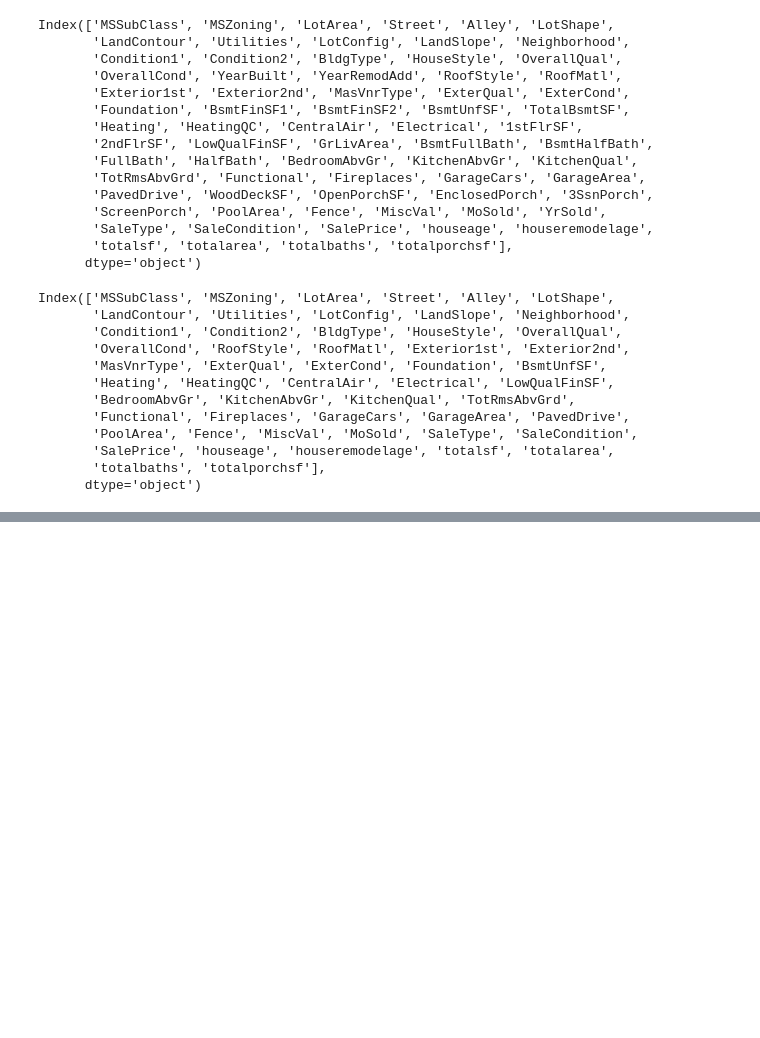
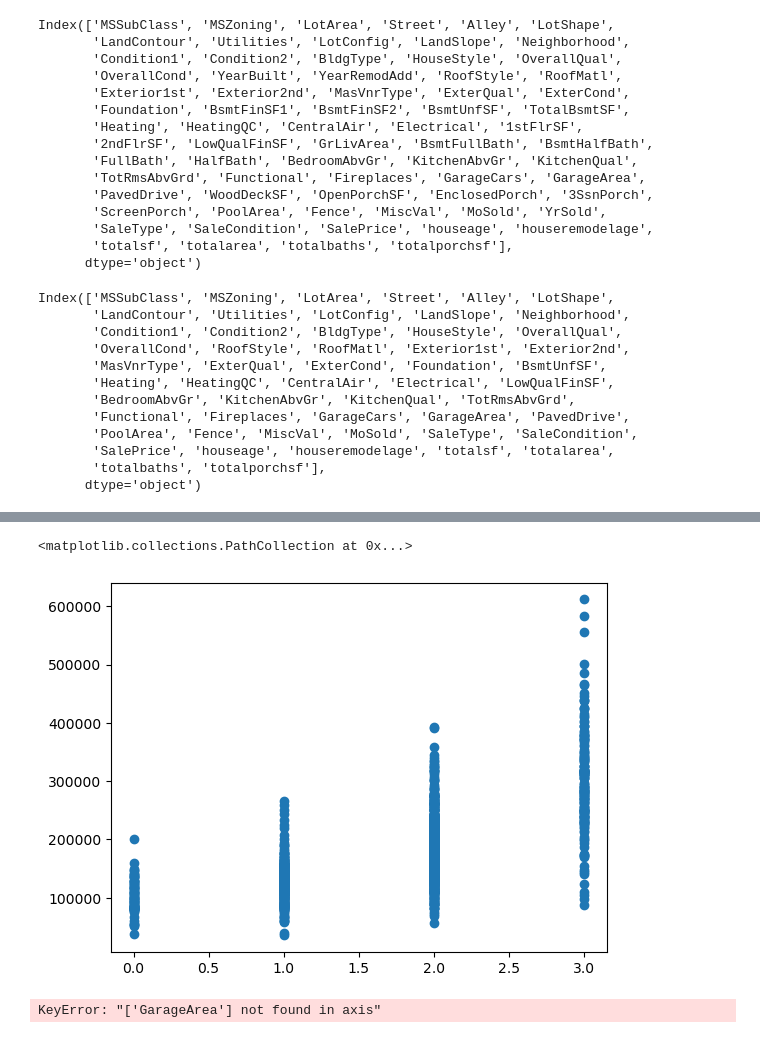
Before and after one commit to mjedrzejowski2/House_predict, a Jupyter notebook: House_price_project.ipynb, the cells around one changed output, grey strips where cells are left out. Cells and saved outputs as stored; diff of their text form; code cells hidden in the pictures; blank space fills up the shorter version.

```diff
--- a/House_price_project.ipynb
+++ b/House_price_project.ipynb
@@ -954,0 +977,11 @@ sns.heatmap(correlation_matrix, annot=True, cmap='coolwarm', fmt=".2f")
+# %%
+plt.scatter(x='GarageCars', y='SalePrice', data=train_df)
+# %% [output]
+<matplotlib.collections.PathCollection at 0x...>
+[figure, added]
+# %%
+#Lets drop GarageArea for now
+train_df = train_df.drop('GarageArea', axis=1)
+test_df = test_df.drop('GarageArea', axis=1)
+# %% [output]
+KeyError: "['GarageArea'] not found in axis"
```
Also changed, not shown: parts of 16 cells of this notebook.
